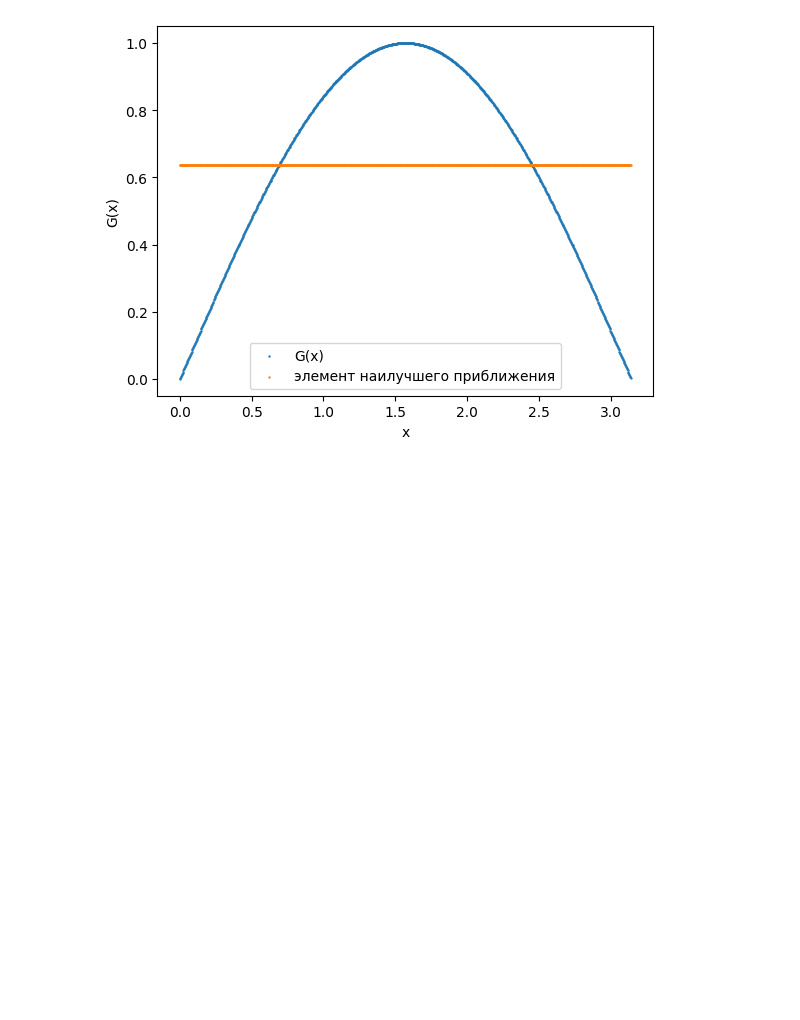
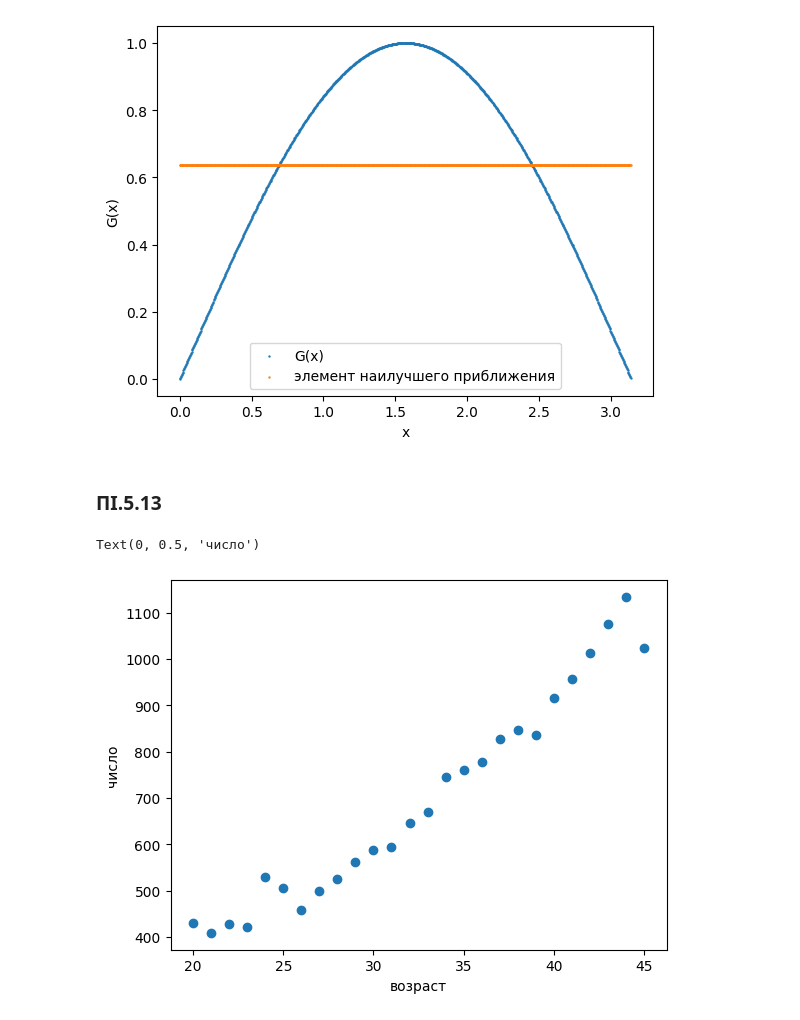
Before and after one commit to stas1404/-, a Jupyter notebook: hoMework3.ipynb, the cells around one changed output. Drawn from its saved outputs; the diff is of its cells as text; code cells hidden in the pictures; blank space fills up the shorter version.

```diff
--- a/hoMework3.ipynb
+++ b/hoMework3.ipynb
@@ -70,3 +70,17 @@ plt.ylabel('G(x)')
 # %% [output]
 Text(0, 0.5, 'G(x)')
 [figure]
+# %% [markdown]
+### ПI.5.13
+# %%
+age = [20 + i for i in range(25 +1)]
+amount = [431, 409, 429, 422, 530, 505, 459, 499, 526, 563, 587, 595, 647,
+          669, 746, 760, 778, 828, 846, 836, 916, 956, 1014, 1076, 1134, 1024]
+plt.scatter(
+    age, amount
+)
+plt.xlabel("возраст")
+plt.ylabel("число")
+# %% [output]
+Text(0, 0.5, 'число')
+[figure, added]
```
Also changed, not shown: parts of 27 cells of this notebook.
